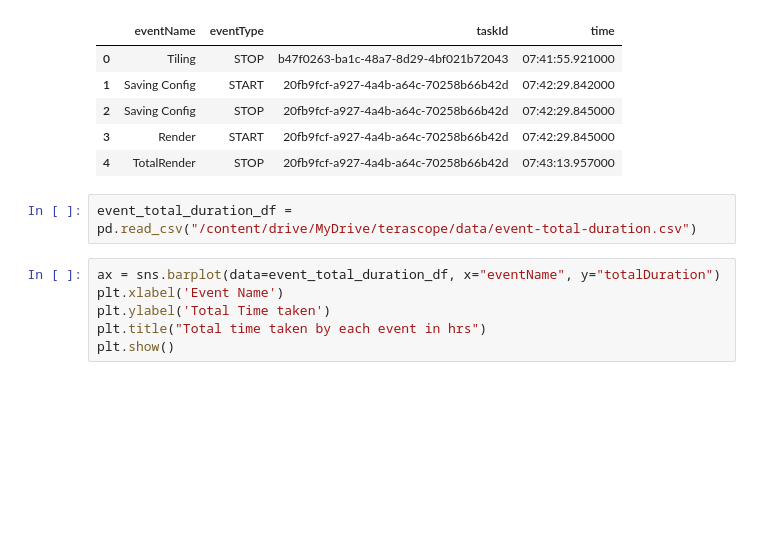
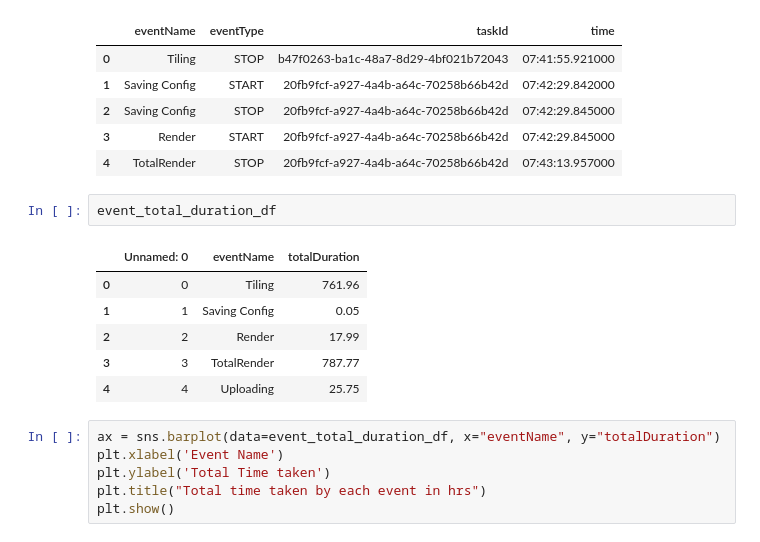
Before and after one commit to roshan-pandey/Terascope, a Jupyter notebook: notebook/CSC8634_Roshan_Pandey_210113925.ipynb, the cells around one changed output. Cells and saved outputs as stored; diff of their text form; blank space fills up the shorter version.

```diff
--- a/notebook/CSC8634_Roshan_Pandey_210113925.ipynb
+++ b/notebook/CSC8634_Roshan_Pandey_210113925.ipynb
@@ -176,8 +169,15 @@ df.head()
 | 2 | Saving Config | STOP | 20fb9fcf-a927-4a4b-a64c-70258b66b42d | 07:42:29.845000 |
 | 3 | Render | START | 20fb9fcf-a927-4a4b-a64c-70258b66b42d | 07:42:29.845000 |
 | 4 | TotalRender | STOP | 20fb9fcf-a927-4a4b-a64c-70258b66b42d | 07:43:13.957000 |
-# %%
-event_total_duration_df = pd.read_csv("/content/drive/MyDrive/terascope/data/event-total-duration.csv")
+# %%
+event_total_duration_df
+# %% [output]
+|  | Unnamed: 0 | eventName | totalDuration |
+| 0 | 0 | Tiling | 761.96 |
+| 1 | 1 | Saving Config | 0.05 |
+| 2 | 2 | Render | 17.99 |
+| 3 | 3 | TotalRender | 787.77 |
+| 4 | 4 | Uploading | 25.75 |
 # %%
 ax = sns.barplot(data=event_total_duration_df, x="eventName", y="totalDuration")
 plt.xlabel('Event Name')
```
Also changed, not shown: parts of 5 cells of this notebook, 2 other files.
